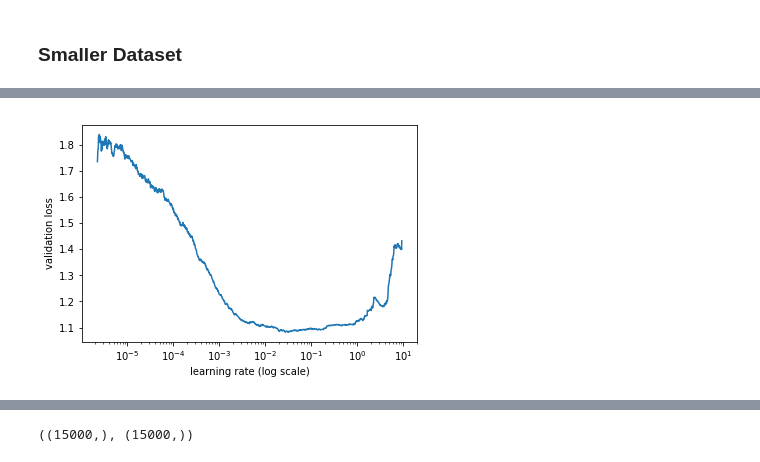
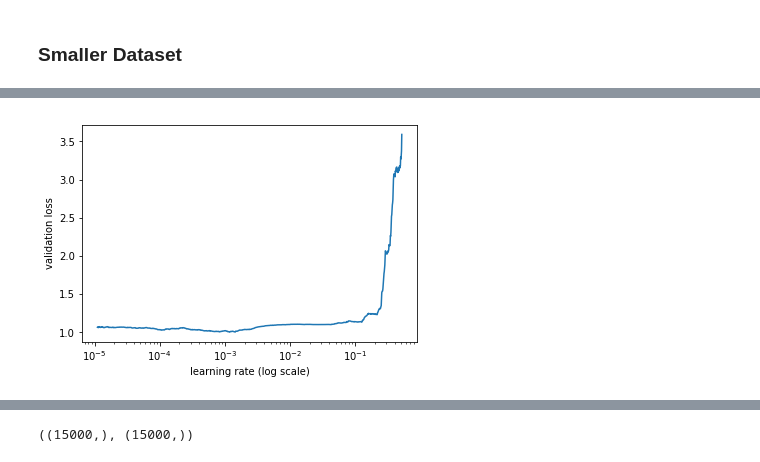
Before and after one commit to ceshine/modern_chinese_nlp, a Jupyter notebook: notebooks/Sentiment Analysis - Unigram - Transformer.ipynb, the cells around one changed output, grey strips where cells are left out. Saved outputs shown, nothing was run; the diff lists cells and outputs as text; code cells hidden in the pictures.

```diff
--- a/notebooks/Sentiment Analysis - Unigram - Transformer.ipynb
+++ b/notebooks/Sentiment Analysis - Unigram - Transformer.ipynb
@@ -578,5 +563,5 @@ Class 2: P 69%, R 77%, FS 0.73, Support: 80031
 # %%
-test_ds = TextDataset(tokens_test, df_test.label.values)
+test_ds = TextDataset(tokens_test, df_test.label.values, max_seq_len=100)
 test_samp = SortSampler(tokens_test, key=lambda x: len(tokens_test[x]))
 test_dl = DataLoader(test_ds, bs, transpose=False, num_workers=1, pad_idx=0, sampler=test_samp)
 # %%
@@ -661,29 +646,31 @@ array([436241, 428053, 112358, ..., 129438,  46571, 206127])
 # %%
-bs = 128
+bs = 64
 tokens_train_small = np.array(tokens_train)[np.array(df_train_small.index)]
 tokens_val_small = np.array(tokens_val)[np.array(df_val_small.index)]
 trn_ds = TextDataset(tokens_train_small, df_train_small.label.values, max_seq_len=100)
 val_ds = TextDataset(tokens_val_small, df_val_small.label.values, max_seq_len=100)
 trn_samp = SortishSampler(tokens_train_small, key=lambda x: len(tokens_train_small[x]), bs=bs//2)
 val_samp = SortSampler(tokens_val_small, key=lambda x: len(tokens_val_small[x]))
-trn_dl = FixedLengthDataLoader(
-    trn_ds, batch_size=bs//2, seq_length=100, transpose=False, num_workers=1, pad_idx=2, sampler=trn_samp)
-val_dl = FixedLengthDataLoader(
-    val_ds, batch_size=bs, seq_length=100, transpose=False, num_workers=1, pad_idx=2, sampler=val_samp)
+# trn_dl = FixedLengthDataLoader(
+#     trn_ds, batch_size=bs//2, seq_length=100, transpose=False, num_workers=1, pad_idx=2, sampler=trn_samp)
+# val_dl = FixedLengthDataLoader(
+#     val_ds, batch_size=bs, seq_length=100, transpose=False, num_workers=1, pad_idx=2, sampler=val_samp)
+trn_dl = DataLoader(trn_ds, batch_size=bs//2, transpose=False, num_workers=1, pad_idx=2, sampler=trn_samp)
+val_dl = DataLoader(val_ds, batch_size=bs, transpose=False, num_workers=1, pad_idx=2, sampler=val_samp)
 model_data = ModelData(path, trn_dl, val_dl)
 # %%
 model= get_transformer_classifier(
     n_tok=n_toks,
     emb_sz=EMB_DIM,
     n_head=12,
-    n_layer=3,
-    n_ctx=200,
-    clf_layers=[EMB_DIM, 3],
+    n_layer=6,
+    n_ctx=100,
+    clf_layers=[EMB_DIM, 100, 3],
     pad_token=2,
     embd_pdrop=0.1,
     attn_pdrop=0.2,
     resid_pdrop=0.2,
-    clf_pdrop=[0.5],
+    clf_pdrop=[0.5, 0.2],
     afn="gelu"
 )
 # %%
@@ -694,3 +681,7 @@ learn = TransformerLearner(
 learn.clip=25
 learn.metrics = [accuracy]
 learn.load_encoder('lm1_enc')
+# %%
+learn.freeze_to(-1)
+lrs = np.array([2e-4, *[5e-4]*6, 1e-3])
+learn.fit(lrs, 1, wds=1e-5, cycle_len=1, use_clr=(8,3), use_wd_sched=True)
@@ -697,6 +693,6 @@ learn.load_encoder('lm1_enc')
 # %%
-lrs = np.array([1e-4, 1e-4, 1e-4, 1e-4, 2e-4])
-learn.freeze_to(-1)
+lrs = np.array([1e-4, *[1e-4]*6, 2e-4])
+learn.unfreeze()
 learn.lr_find(lrs/100)
 learn.sched.plot()
 # %% [output]
@@ -706,2 +700,2 @@ epoch      trn_loss   val_loss   accuracy
-[figure, old version]
+[figure, new version]
 # %%
```
Also changed, not shown: parts of 108 cells of this notebook, 2 other files.
